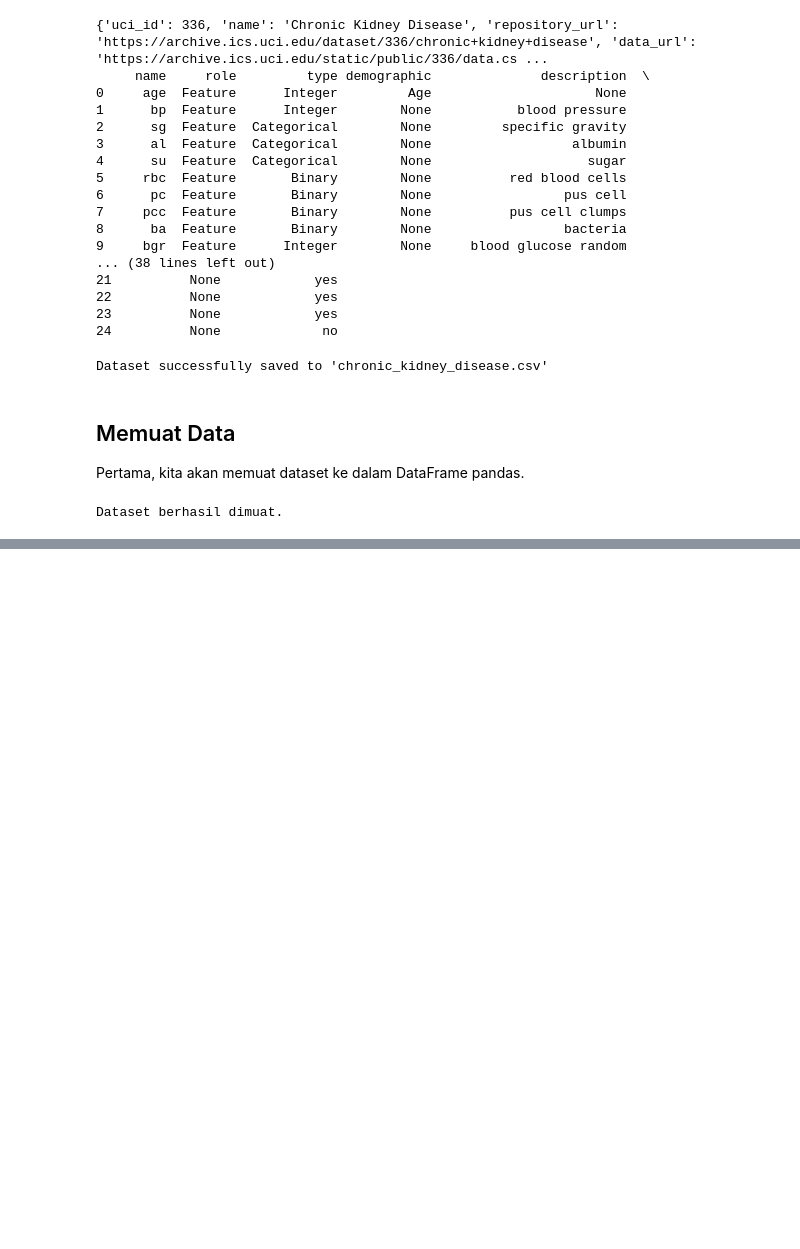
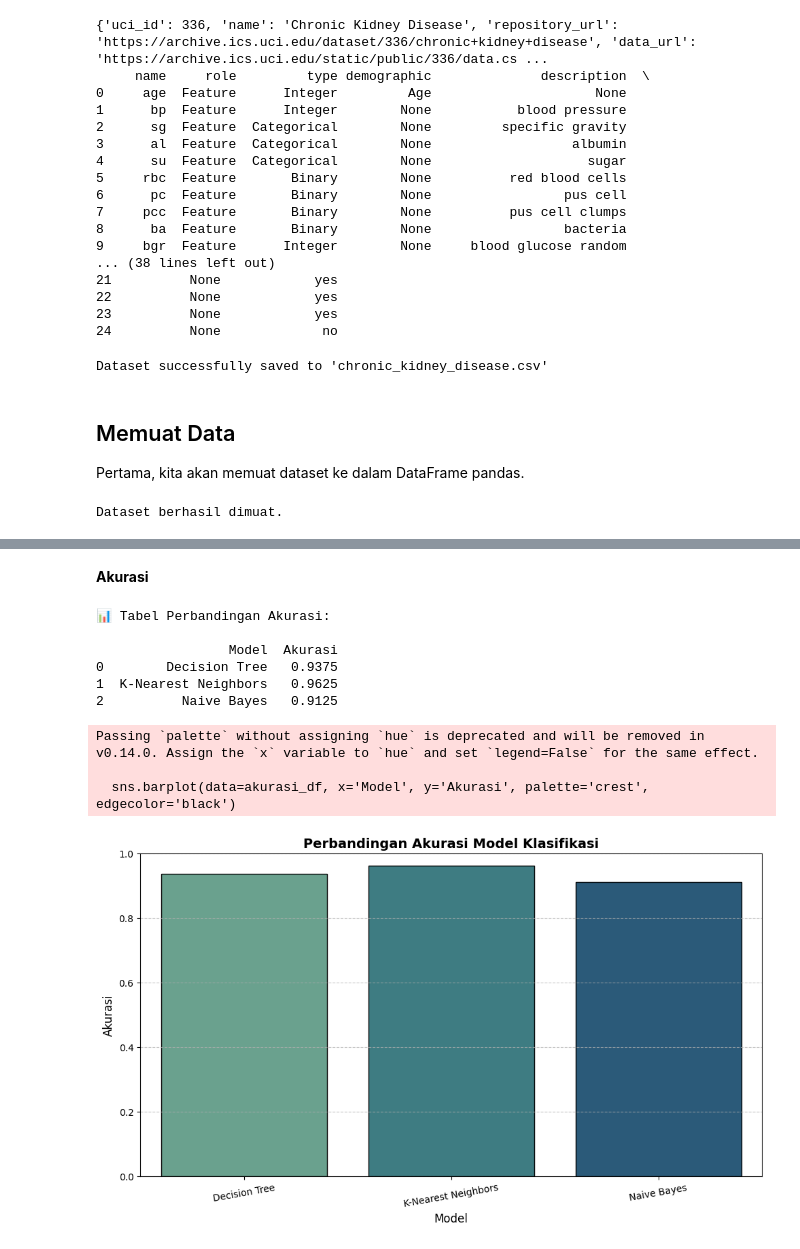
Before and after one commit to IntanAuliaMajid/pendata, a Jupyter notebook: mybook/Tugas pra-uas.ipynb, the cells around one changed output, grey strips where cells are left out. Saved outputs shown, nothing was run; the diff lists cells and outputs as text; code cells hidden in the pictures; blank space fills up the shorter version.

```diff
--- a/mybook/Tugas pra-uas.ipynb
+++ b/mybook/Tugas pra-uas.ipynb
@@ -961,0 +437,10 @@ Model telah dilatih dan dievaluasi.
+# %%
+from sklearn.naive_bayes import GaussianNB
+from sklearn.metrics import accuracy_score, classification_report
+
+nb_model = GaussianNB()
+nb_model.fit(X_train, y_train)
+
+y_pred_nb = nb_model.predict(X_test)
+print("🔹 Naive Bayes Accuracy:", accuracy_score(y_test, y_pred_nb))
+print(classification_report(y_test, y_pred_nb))
@@ -961,0 +458,45 @@ Model telah dilatih dan dievaluasi.
+# %% [markdown]
+**Akurasi**
+# %%
+import pandas as pd
+import seaborn as sns
+import matplotlib.pyplot as plt
+from sklearn.metrics import accuracy_score
+
+model_names = ['Decision Tree', 'K-Nearest Neighbors', 'Naive Bayes']
+accuracies = [
+    accuracy_score(y_test, y_pred_dt),
+    accuracy_score(y_test, y_pred_knn),
+    accuracy_score(y_test, y_pred_nb)
+]
+
+akurasi_df = pd.DataFrame({
+    'Model': model_names,
+    'Akurasi': accuracies
+})
+
+print("📊 Tabel Perbandingan Akurasi:\n")
+print(akurasi_df)
+# %% [output]
+📊 Tabel Perbandingan Akurasi:
+
+                 Model  Akurasi
+0        Decision Tree   0.9375
+1  K-Nearest Neighbors   0.9625
+2          Naive Bayes   0.9125
+# %%
+plt.figure(figsize=(10, 6))
+sns.barplot(data=akurasi_df, x='Model', y='Akurasi', palette='crest', edgecolor='black')
+plt.title('Perbandingan Akurasi Model Klasifikasi', fontsize=14, fontweight='bold')
+plt.ylim(0, 1.0)
+plt.xlabel('Model', fontsize=12)
+plt.ylabel('Akurasi', fontsize=12)
+plt.grid(axis='y', linestyle='--', alpha=0.7)
+plt.xticks(rotation=10)
+plt.tight_layout()
+plt.show()
+# %% [output]
+Passing `palette` without assigning `hue` is deprecated and will be removed in v0.14.0. Assign the `x` variable to `hue` and set `legend=False` for the same effect.
+
+  sns.barplot(data=akurasi_df, x='Model', y='Akurasi', palette='crest', edgecolor='black')
+[figure, added]
```
Also changed, not shown: parts of 35 cells of this notebook.
